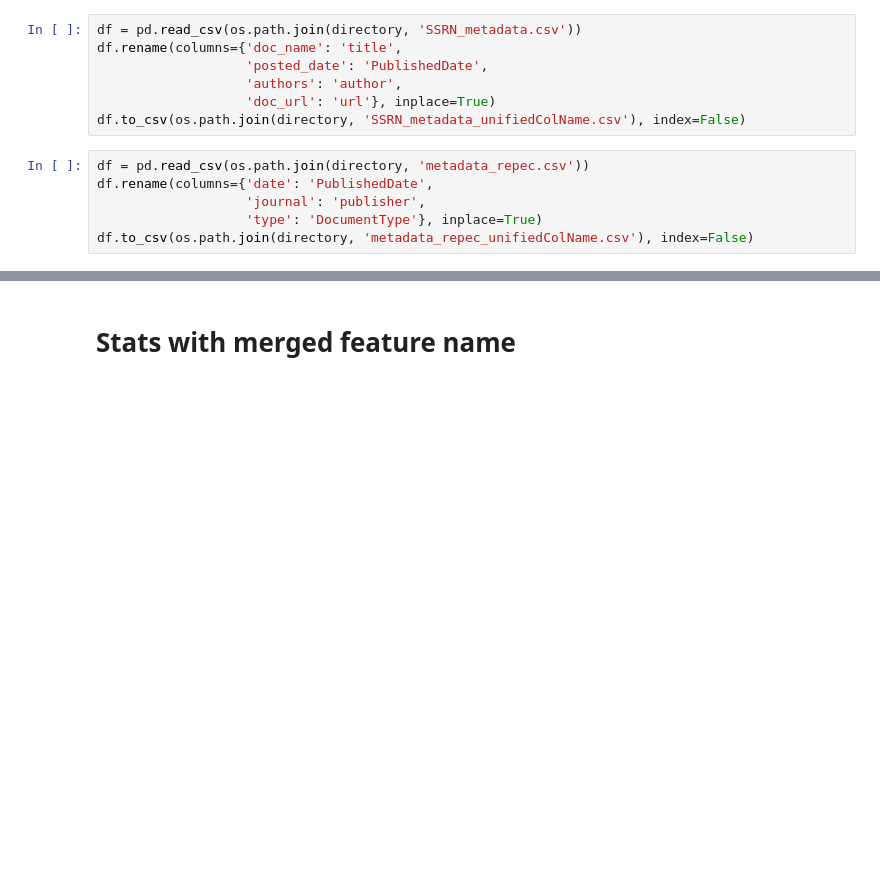
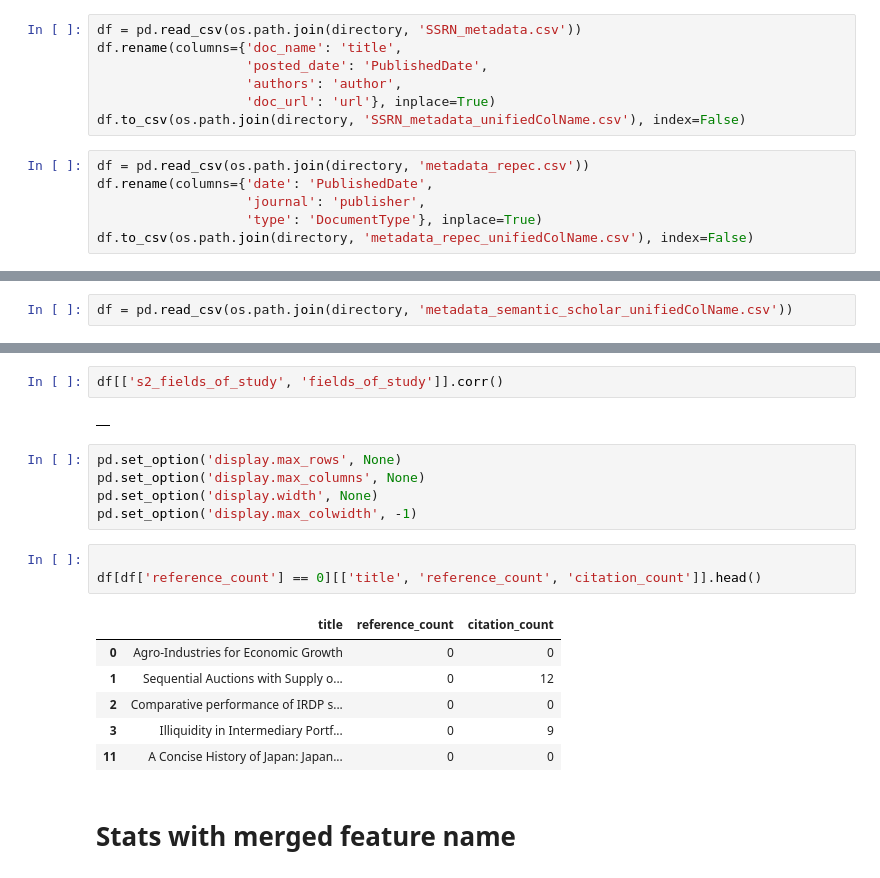
Before and after one commit to dyou-wbg/meta_processing, a Jupyter notebook: Stats_All_metadata.ipynb, the cells around one changed output, grey strips where cells are left out. Saved outputs shown, nothing was run; the diff lists cells and outputs as text; blank space fills up the shorter version.

```diff
--- a/Stats_All_metadata.ipynb
+++ b/Stats_All_metadata.ipynb
@@ -368,0 +371,2 @@ df.to_csv(os.path.join(directory, 'metadata_repec_unifiedColName.csv'), index=Fa
+# %%
+df = pd.read_csv(os.path.join(directory, 'metadata_semantic_scholar_unifiedColName.csv'))
@@ -369,3 +437,22 @@ df.to_csv(os.path.join(directory, 'metadata_repec_unifiedColName.csv'), index=Fa
+# %%
+df[['s2_fields_of_study', 'fields_of_study']].corr()
+# %% [output]
+|  |
+# %%
+pd.set_option('display.max_rows', None)
+pd.set_option('display.max_columns', None)
+pd.set_option('display.width', None)
+pd.set_option('display.max_colwidth', -1)
+# %%
+
+df[df['reference_count'] == 0][['title', 'reference_count', 'citation_count']].head()
+# %% [output]
+|  | title | reference_count | citation_count |
+| 0 | Agro-Industries for Economic Growth | 0 | 0 |
+| 1 | Sequential Auctions with Supply o... | 0 | 12 |
+| 2 | Comparative performance of IRDP s... | 0 | 0 |
+| 3 | Illiquidity in Intermediary Portf... | 0 | 9 |
+| 11 | A Concise History of Japan: Japan... | 0 | 0 |
 # %% [markdown]
 # Stats with merged feature name
 # %%
```
Also changed, not shown: parts of 12 cells of this notebook.
